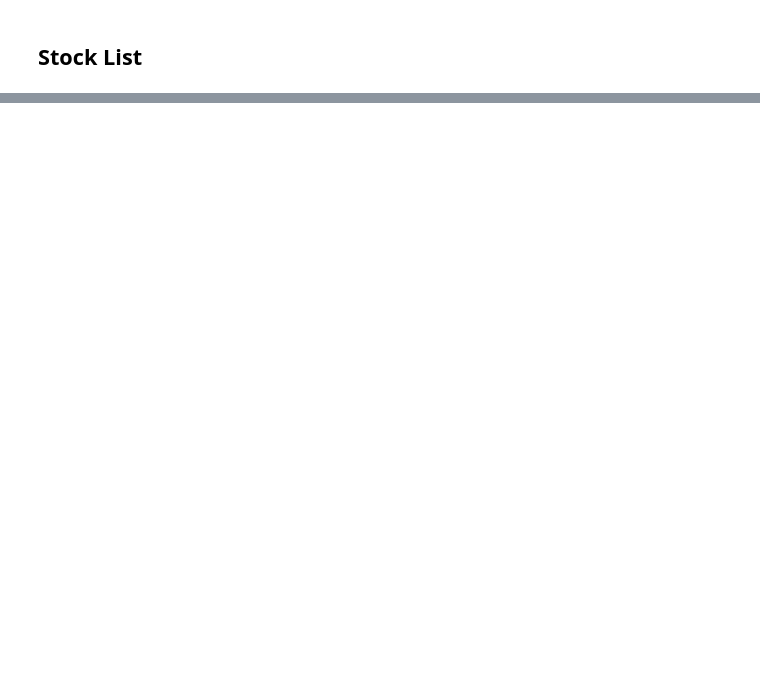
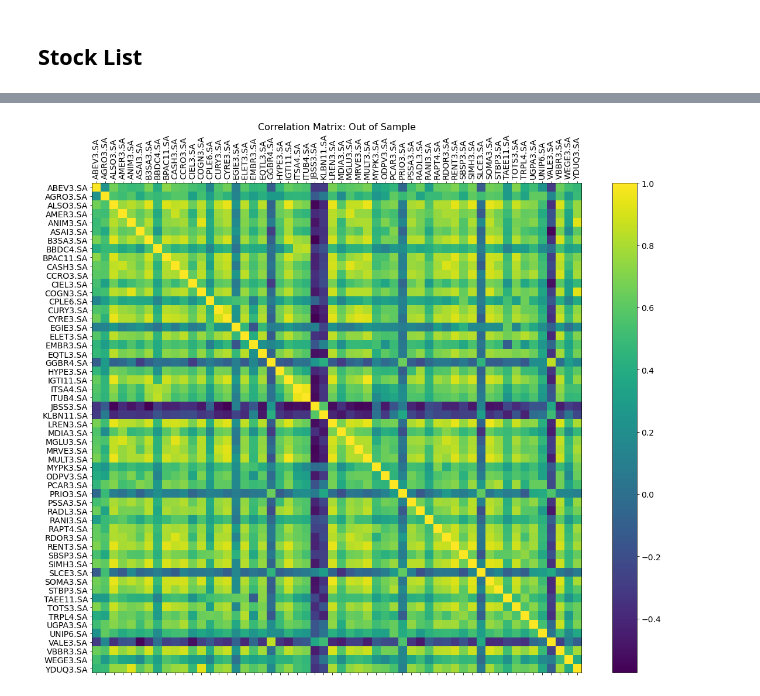
Before and after one commit to alanceloth/PortfolioDS, a Jupyter notebook: Portfolio Optimization - Markowitz/portfolio_optimization_markowitz.ipynb, the cells around one changed output, grey strips where cells are left out. Drawn from its saved outputs; the diff is of its cells as text; code cells hidden in the pictures; blank space fills up the shorter version.

Commit message:
update: Backtest study - Overfit, Out of Sample and Drawdown

```diff
--- a/Portfolio Optimization - Markowitz/portfolio_optimization_markowitz.ipynb
+++ b/Portfolio Optimization - Markowitz/portfolio_optimization_markowitz.ipynb
@@ -142,0 +81,5 @@ df2
+# %%
+#out of samples
+df_out = yf.download(lista_tickers, start='2022-05-23', end='2022-11-23')['Adj Close']
+df_out = df_out.dropna()
+df_out.head()
@@ -180,0 +193,4 @@ Sobrou: R$ 5.279059432454233
+# %%
+mean_2 = expected_returns.mean_historical_return(df_out)
+
+s_2 = CovarianceShrinkage(df_out).ledoit_wolf()
@@ -180,0 +218,10 @@ Sobrou: R$ 5.279059432454233
+# %%
+f_2 = plt.figure(figsize=(19, 15))
+plt.matshow(s_2.corr(), fignum=f_2.number)
+plt.xticks(range(s_2.select_dtypes(['number']).shape[1]), s.select_dtypes(['number']).columns, fontsize=14, rotation=90)
+plt.yticks(range(s_2.select_dtypes(['number']).shape[1]), s.select_dtypes(['number']).columns, fontsize=14)
+cb_2 = plt.colorbar()
+cb_2.ax.tick_params(labelsize=14)
+plt.title('Correlation Matrix: Out of Sample', fontsize=16);
+# %% [output]
+[figure, added]
```
Also changed, not shown: parts of 45 cells of this notebook.
